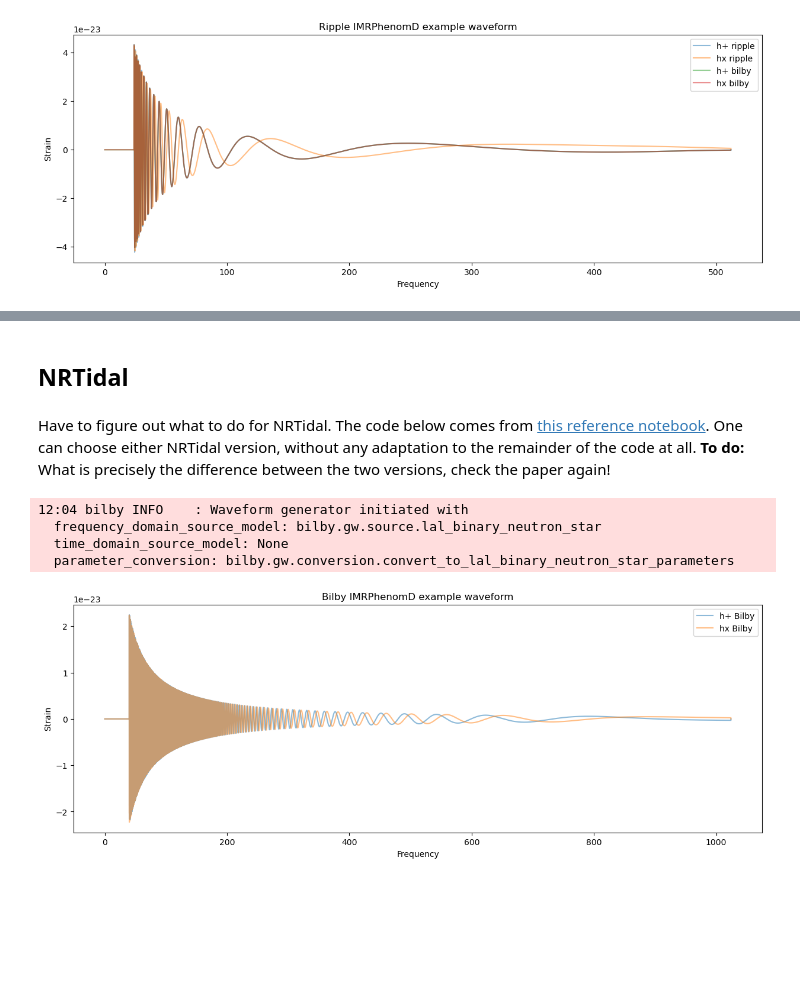
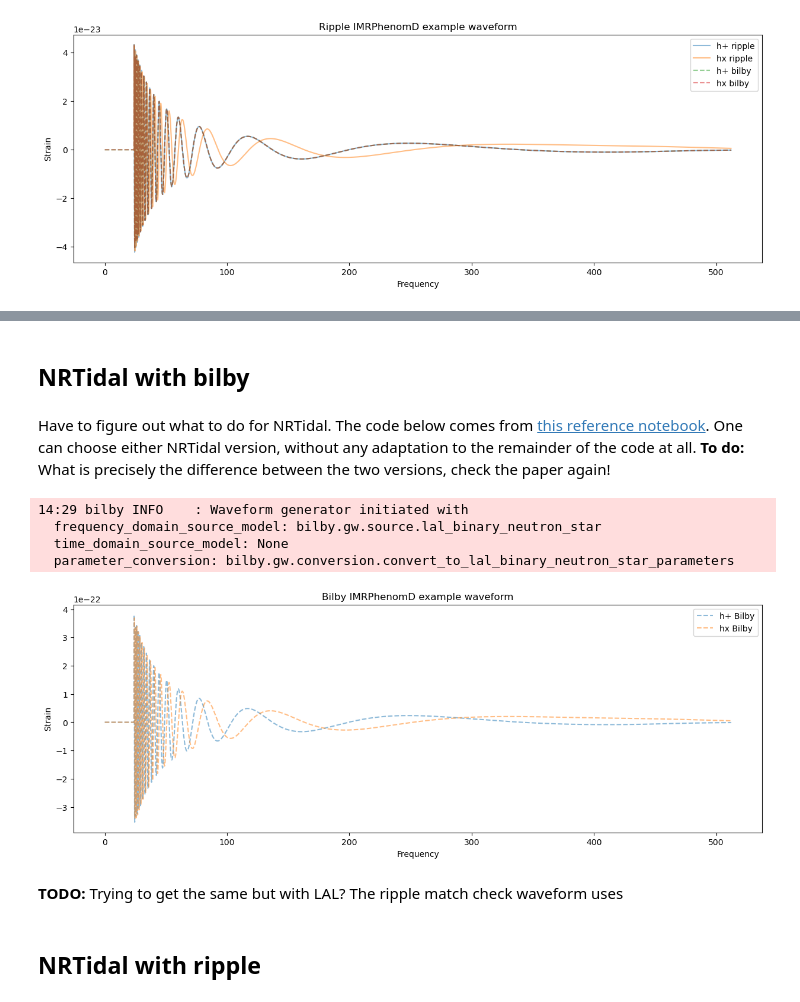
Before and after one commit to ThibeauWouters/GW, a Jupyter notebook: ripple/first_notebook.ipynb, the cells around one changed output, grey strips where cells are left out. Cells and saved outputs as stored; diff of their text form; code cells hidden in the pictures; blank space fills up the shorter version.

Commit message:
NRTidal comparison ripple bilby

```diff
--- a/ripple/first_notebook.ipynb
+++ b/ripple/first_notebook.ipynb
@@ -178,4 +158,4 @@ plt.show()
 # %% [markdown]
-## NRTidal
+## NRTidal with bilby
 # %% [markdown]
 Have to figure out what to do for NRTidal. The code below comes from [this reference notebook](https://git.ligo.org/lscsoft/bilby/-/blob/master/examples/gw_examples/injection_examples/binary_neutron_star_example.py). One can choose either NRTidal version, without any adaptation to the remainder of the code at all. **To do:** What is precisely the difference between the two versions, check the paper again!
@@ -184,32 +162,32 @@ nrtidal_version = "IMRPhenomPv2_NRTidalv2"
 # %%
 injection_parameters = dict(
-    mass_1=1.5,
-    mass_2=1.3,
-    chi_1=0.02,
-    chi_2=0.02,
+    mass_1=20,
+    mass_2=19,
+    chi_1=0.5,
+    chi_2=-0.5,
     luminosity_distance=50.0,
-    theta_jn=0.4,
-    psi=2.659,
-    phase=1.3,
-    geocent_time=1126259642.413,
-    ra=1.375,
-    dec=-1.2108,
-    lambda_1=545,
-    lambda_2=1346,
+    theta_jn=0,
+    psi=0,
+    phase=0,
+    geocent_time=0,
+    ra=0,
+    dec=0,
+    lambda_1=0.,
+    lambda_2=0.,
 )
 
 # Set the duration and sampling frequency of the data segment that we're going
 # to inject the signal into. For the
 # TaylorF2 waveform, we cut the signal close to the isco frequency
-duration = 32
-sampling_frequency = 2048
+duration = 8
+sampling_frequency = 1024
 start_time = injection_parameters["geocent_time"] + 2 - duration
 
 # Fixed arguments passed into the source model. The analysis starts at 40 Hz.
 waveform_arguments = dict(
-    waveform_approximant=nrtidal_version,
-    reference_frequency=50.0,
-    minimum_frequency=40.0,
+    waveform_approximant="IMRPhenomD",
+    reference_frequency=24.0,
+    minimum_frequency=24.0,
 )
 
 # Create the waveform_generator using a LAL Binary Neutron Star source function
@@ -221,7 +199,7 @@ waveform_generator = bilby.gw.WaveformGenerator(
     waveform_arguments=waveform_arguments,
 )
 # %% [output]
-12:04 bilby INFO    : Waveform generator initiated with
+14:29 bilby INFO    : Waveform generator initiated with
   frequency_domain_source_model: bilby.gw.source.lal_binary_neutron_star
   time_domain_source_model: None
   parameter_conversion: bilby.gw.conversion.convert_to_lal_binary_neutron_star_parameters
@@ -232,12 +206,19 @@ hp_bilby, hc_bilby = polas_bilby['plus'], polas_bilby['cross']
 # %%
+polas_bilby = waveform_generator.frequency_domain_strain(injection_parameters)
+hp_bilby, hc_bilby = polas_bilby['plus'], polas_bilby['cross']
+
 plt.figure(figsize=(15, 5))
-plt.plot(waveform_generator.frequency_array, hp_bilby, label = "h+ Bilby", alpha = 0.5)
-plt.plot(waveform_generator.frequency_array, hc_bilby, label = "hx Bilby", alpha = 0.5)
+plt.plot(waveform_generator.frequency_array, hp_bilby.real, "-", label = "h+ Bilby", alpha = 0.5)
+plt.plot(waveform_generator.frequency_array, hc_bilby.real, "-", label = "hx Bilby", alpha = 0.5)
 
 plt.legend()
-plt.title("Bilby IMRPhenomD example waveform")
+plt.title(f"Bilby IMRPhenomD example waveform")
 plt.xlabel("Frequency")
 plt.ylabel("Strain")
 plt.show()
 # %% [output]
-[figure, old version]
+[figure, new version]
+# %% [markdown]
+**TODO:** Trying to get the same but with LAL? The ripple match check waveform uses
+# %% [markdown]
+## NRTidal with ripple
```
Also changed, not shown: parts of 22 cells of this notebook.
